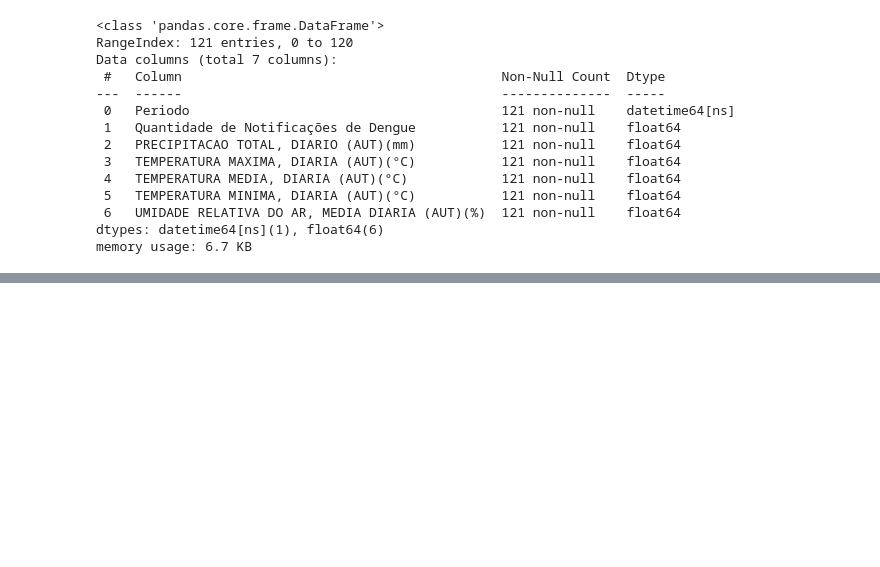
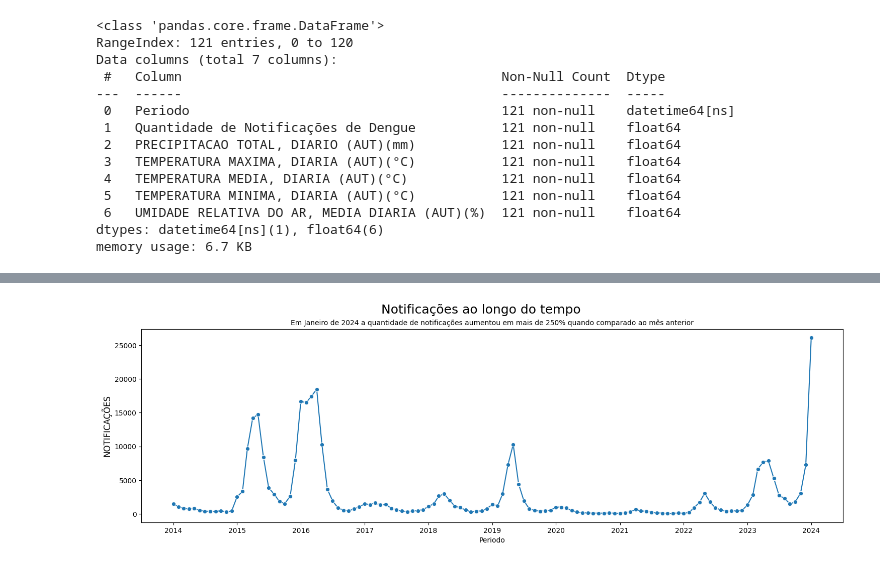
Before and after one commit to jeantorre/projeto_aplicado_MBA, a Jupyter notebook: previsao_dengue_rj.ipynb, the cells around one changed output, grey strips where cells are left out. Saved outputs shown, nothing was run; the diff lists cells and outputs as text; code cells hidden in the pictures; blank space fills up the shorter version.

```diff
--- a/previsao_dengue_rj.ipynb
+++ b/previsao_dengue_rj.ipynb
@@ -459,0 +482,8 @@ df_completo.head(5)
+# %%
+fig, ax = plt.subplots(figsize = (18, 5))
+sns.lineplot(df_completo, x = 'Periodo', y = 'Quantidade de Notificações de Dengue', marker = 'o', markersize = 6)
+plt.suptitle('Notificações ao longo do tempo', fontsize = 18);
+plt.title('Em Janeiro de 2024 a quantidade de notificações aumentou em mais de 250% quando comparado ao mês anterior', fontsize = 10);
+ax.set_ylabel('NOTIFICAÇÕES', fontsize = 12);
+# %% [output]
+[figure, added]
```
Also changed, not shown: parts of 8 cells of this notebook.
